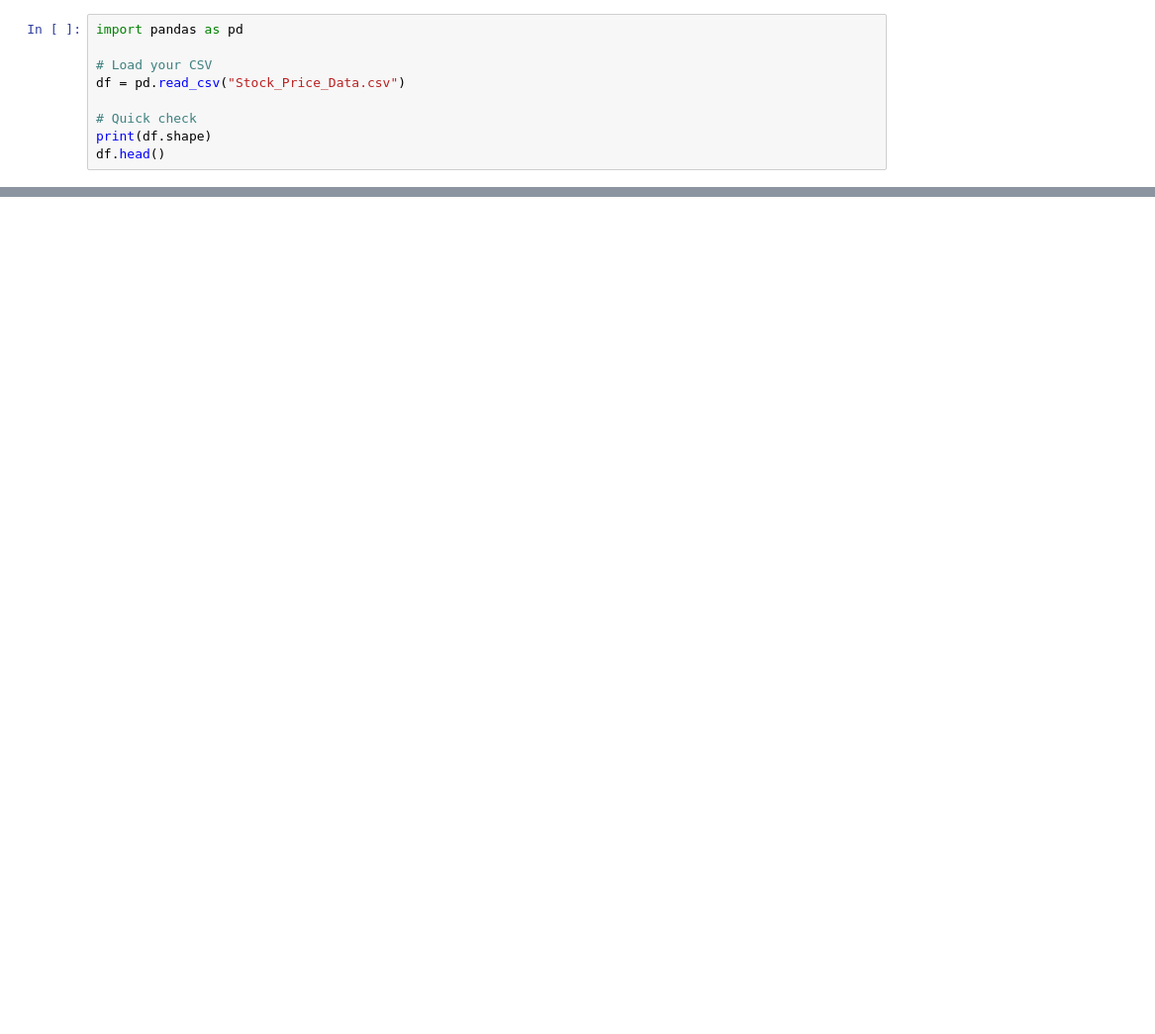
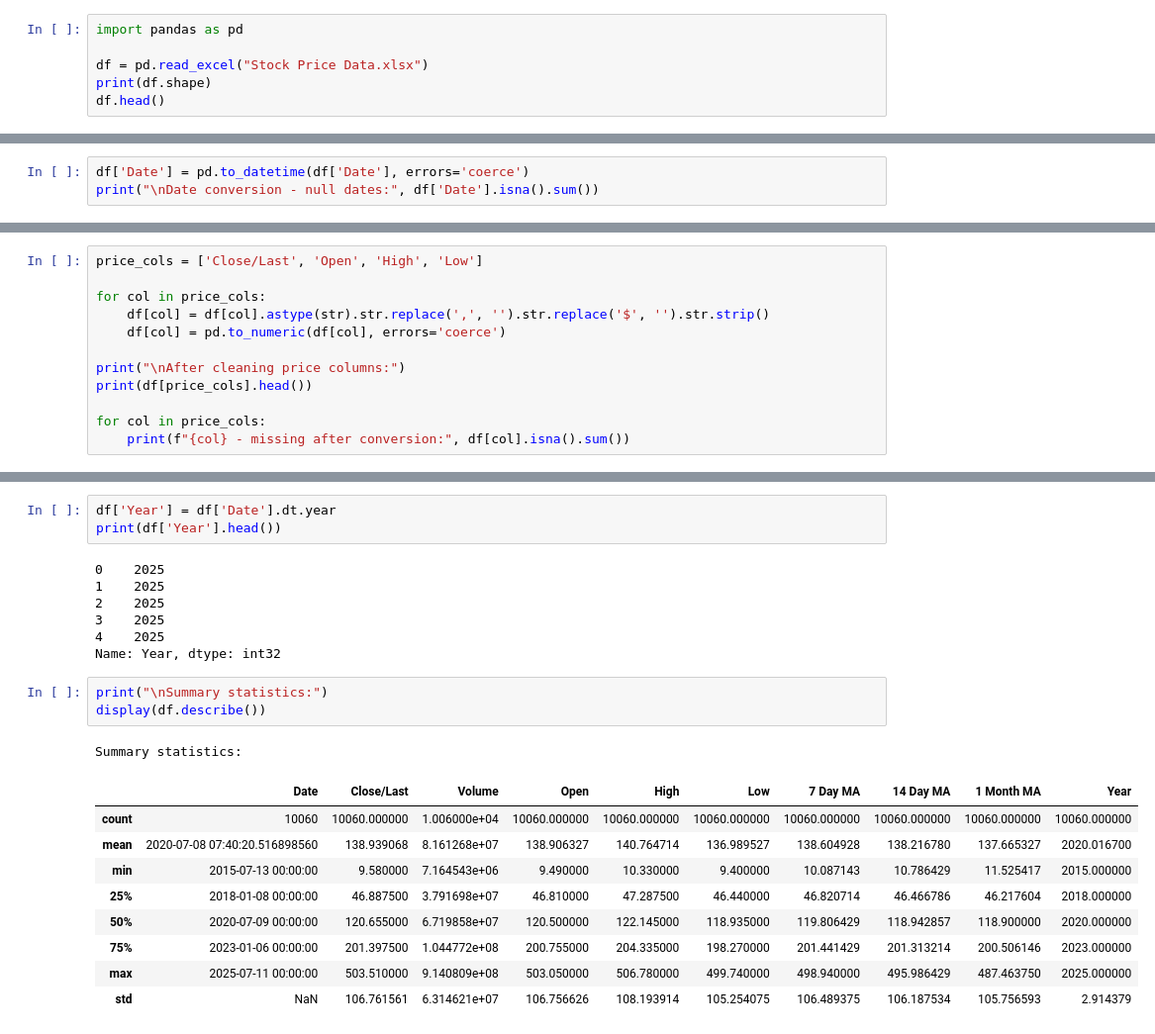
Before and after one commit to evandobler98/stock_market_capstone, a Jupyter notebook: eda.ipynb, the cells around one changed output, grey strips where cells are left out. Shown at 99% size. Cells and saved outputs as stored; diff of their text form; blank space fills up the shorter version.

```diff
--- a/eda.ipynb
+++ b/eda.ipynb
@@ -1,10 +1,7 @@
 # %%
 import pandas as pd
 
-# Load your CSV
-df = pd.read_csv("Stock_Price_Data.csv")
-
-# Quick check
+df = pd.read_excel("Stock Price Data.xlsx")
 print(df.shape)
 df.head()
 # %% [output]
@@ -11,0 +51,3 @@ ModuleNotFoundError: No module named 'pandas._config'
+# %%
+df['Date'] = pd.to_datetime(df['Date'], errors='coerce')
+print("\nDate conversion - null dates:", df['Date'].isna().sum())
@@ -11,0 +56,12 @@ ModuleNotFoundError: No module named 'pandas._config'
+# %%
+price_cols = ['Close/Last', 'Open', 'High', 'Low']
+
+for col in price_cols:
+    df[col] = df[col].astype(str).str.replace(',', '').str.replace('$', '').str.strip()
+    df[col] = pd.to_numeric(df[col], errors='coerce')
+
+print("\nAfter cleaning price columns:")
+print(df[price_cols].head())
+
+for col in price_cols:
+    print(f"{col} - missing after conversion:", df[col].isna().sum())
@@ -11,0 +80,24 @@ ModuleNotFoundError: No module named 'pandas._config'
+# %%
+df['Year'] = df['Date'].dt.year
+print(df['Year'].head())
+# %% [output]
+0    2025
+1    2025
+2    2025
+3    2025
+4    2025
+Name: Year, dtype: int32
+# %%
+print("\nSummary statistics:")
+display(df.describe())
+# %% [output]
+Summary statistics:
+|  | Date | Close/Last | Volume | Open | High | Low | 7 Day MA | 14 Day MA | 1 Month MA | Year |
+| count | 10060 | 10060.000000 | 1.006000e+04 | 10060.000000 | 10060.000000 | 10060.000000 | 10060.000000 | 10060.000000 | 10060.000000 | 10060.000000 |
+| mean | 2020-07-08 07:40:20.516898560 | 138.939068 | 8.161268e+07 | 138.906327 | 140.764714 | 136.989527 | 138.604928 | 138.216780 | 137.665327 | 2020.016700 |
+| min | 2015-07-13 00:00:00 | 9.580000 | 7.164543e+06 | 9.490000 | 10.330000 | 9.400000 | 10.087143 | 10.786429 | 11.525417 | 2015.000000 |
+| 25% | 2018-01-08 00:00:00 | 46.887500 | 3.791698e+07 | 46.810000 | 47.287500 | 46.440000 | 46.820714 | 46.466786 | 46.217604 | 2018.000000 |
+| 50% | 2020-07-09 00:00:00 | 120.655000 | 6.719858e+07 | 120.500000 | 122.145000 | 118.935000 | 119.806429 | 118.942857 | 118.900000 | 2020.000000 |
+| 75% | 2023-01-06 00:00:00 | 201.397500 | 1.044772e+08 | 200.755000 | 204.335000 | 198.270000 | 201.441429 | 201.313214 | 200.506146 | 2023.000000 |
+| max | 2025-07-11 00:00:00 | 503.510000 | 9.140809e+08 | 503.050000 | 506.780000 | 499.740000 | 498.940000 | 495.986429 | 487.463750 | 2025.000000 |
+| std | NaN | 106.761561 | 6.314621e+07 | 106.756626 | 108.193914 | 105.254075 | 106.489375 | 106.187534 | 105.756593 | 2.914379 |
```
Also changed, not shown: parts of 11 cells of this notebook, 1 other file.
